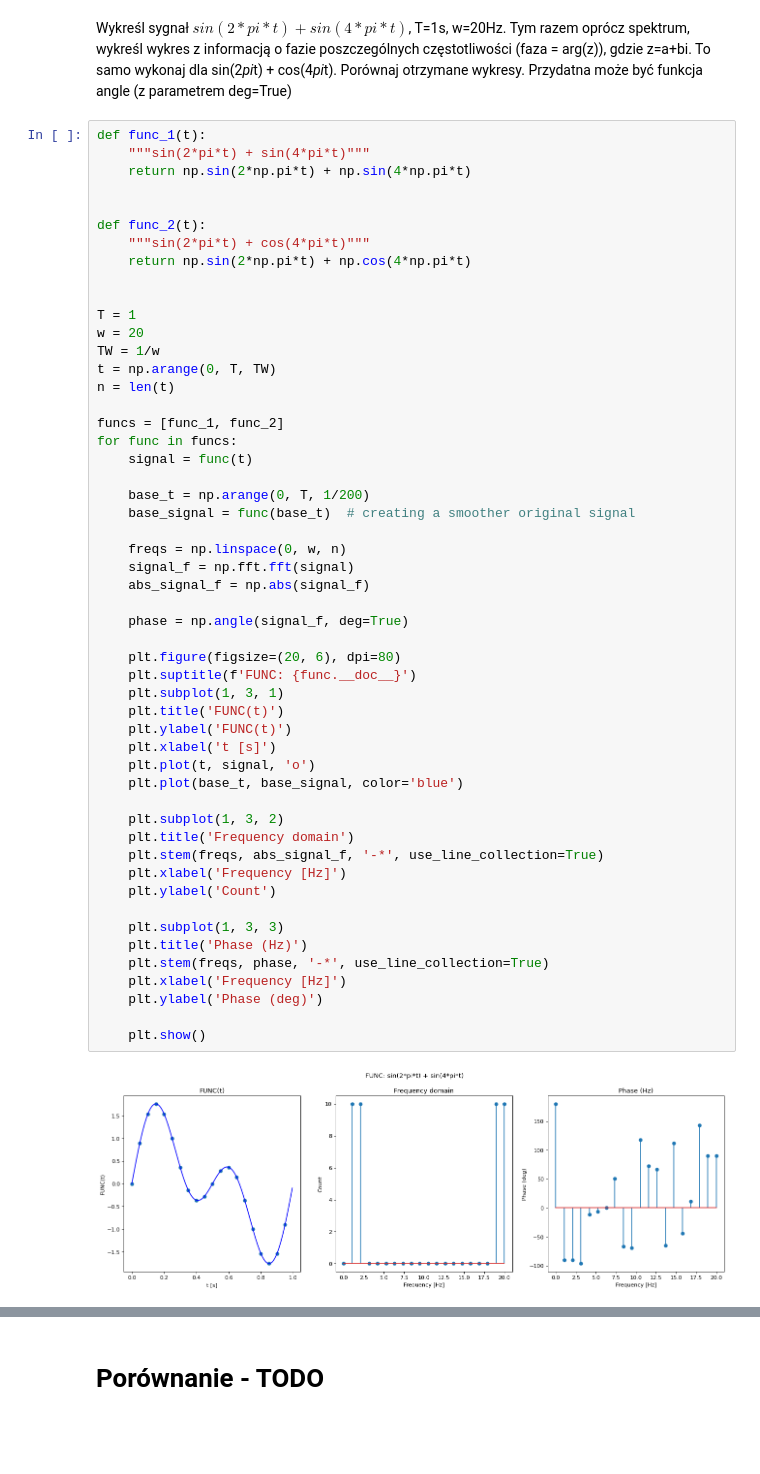
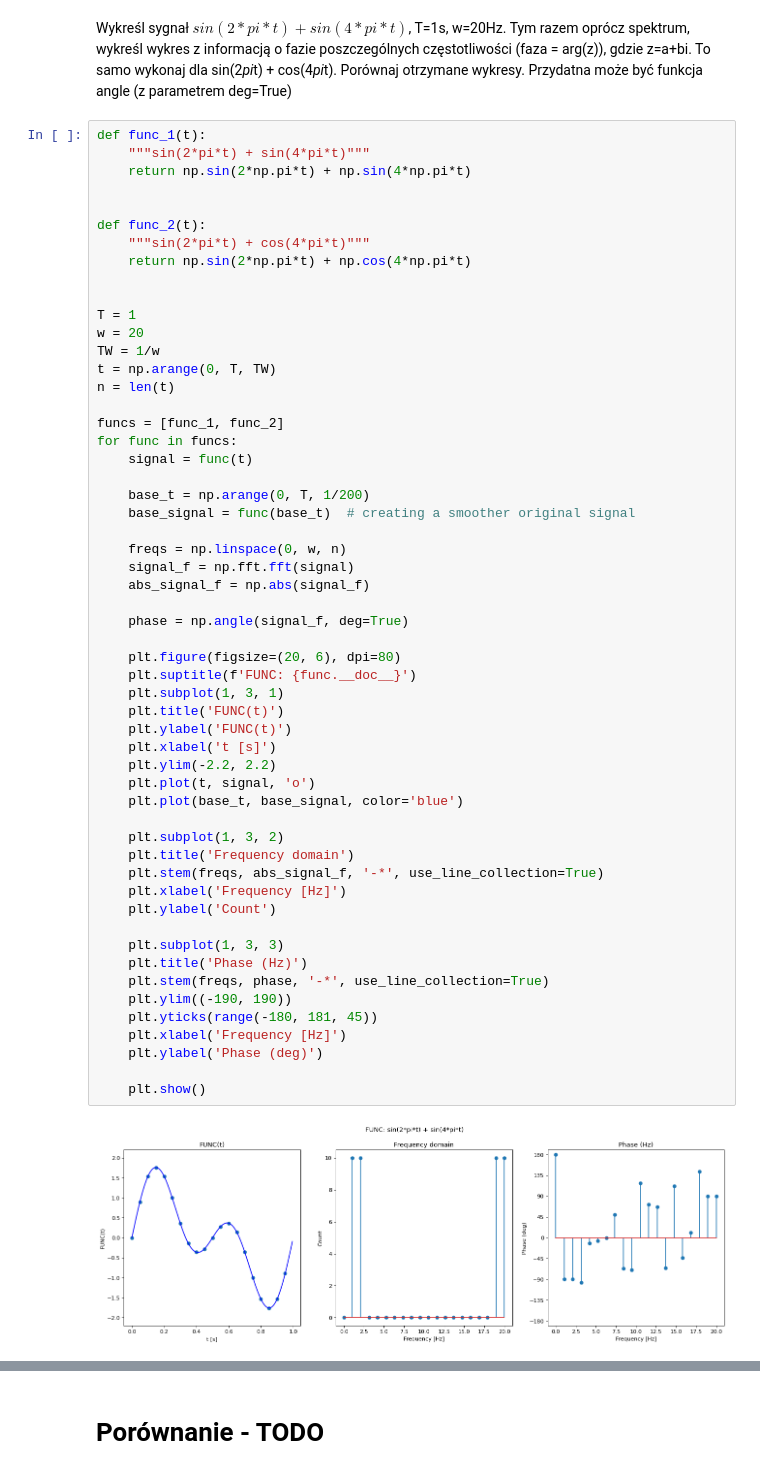
Before and after one commit to Domikado5/kck, a Jupyter notebook: lab9 - signals 2/145402_145280_sygnaly_2.ipynb, the cells around one changed output, grey strips where cells are left out. Saved outputs shown, nothing was run; the diff lists cells and outputs as text; blank space fills up the shorter version.

Commit message:
Minor changes in plots

```diff
--- a/lab9 - signals 2/145402_145280_sygnaly_2.ipynb
+++ b/lab9 - signals 2/145402_145280_sygnaly_2.ipynb
@@ -131,31 +130,34 @@ for func in funcs:
 
     freqs = np.linspace(0, w, n)
     signal_f = np.fft.fft(signal)
     abs_signal_f = np.abs(signal_f)
 
     phase = np.angle(signal_f, deg=True)
 
     plt.figure(figsize=(20, 6), dpi=80)
     plt.suptitle(f'FUNC: {func.__doc__}')
     plt.subplot(1, 3, 1)
     plt.title('FUNC(t)')
     plt.ylabel('FUNC(t)')
     plt.xlabel('t [s]')
+    plt.ylim(-2.2, 2.2)
     plt.plot(t, signal, 'o')
     plt.plot(base_t, base_signal, color='blue')
 
     plt.subplot(1, 3, 2)
     plt.title('Frequency domain')
     plt.stem(freqs, abs_signal_f, '-*', use_line_collection=True)
     plt.xlabel('Frequency [Hz]')
     plt.ylabel('Count')
 
     plt.subplot(1, 3, 3)
     plt.title('Phase (Hz)')
     plt.stem(freqs, phase, '-*', use_line_collection=True)
+    plt.ylim((-190, 190))
+    plt.yticks(range(-180, 181, 45))
     plt.xlabel('Frequency [Hz]')
     plt.ylabel('Phase (deg)')
 
     plt.show()
 # %% [output]
-[figure, old version]
+[figure, new version]
```
Also changed, not shown: parts of 3 cells of this notebook.
